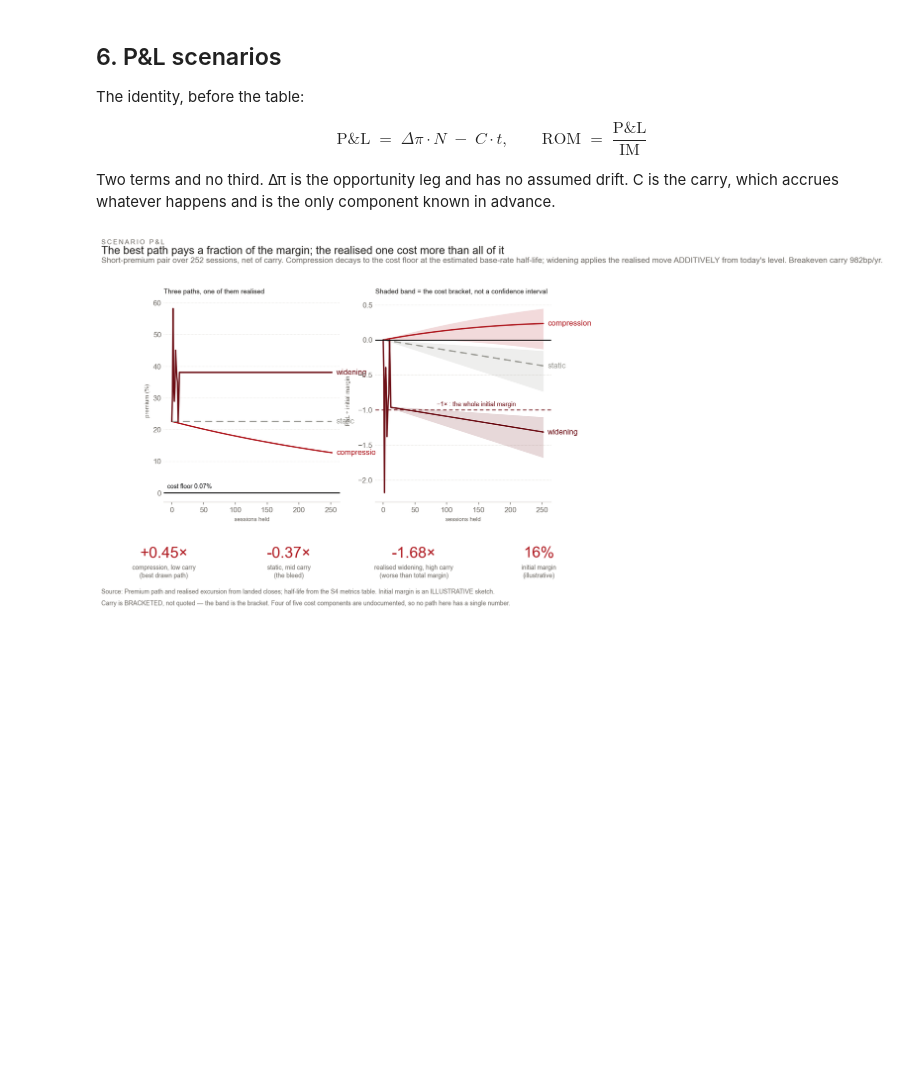
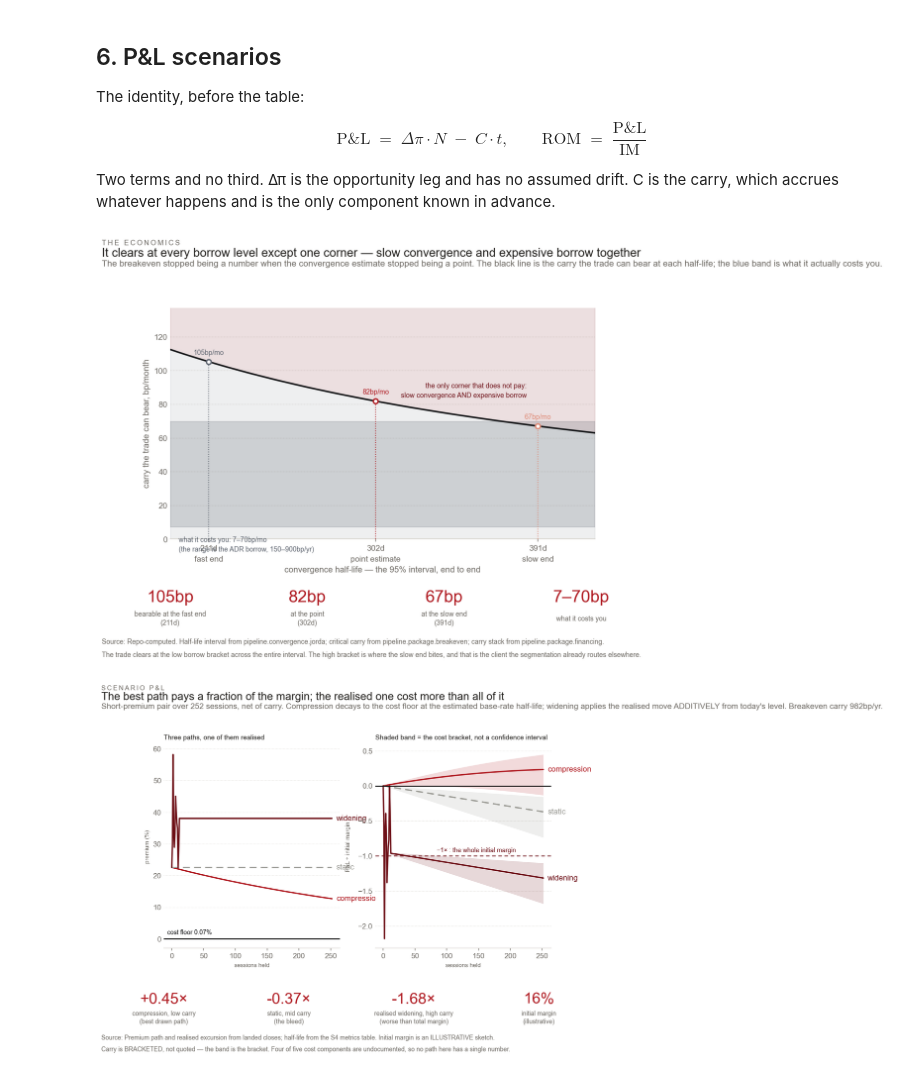
Before and after one commit to ZinuoS/Charon, a Jupyter notebook: notebooks/11_pitch_book.ipynb, the cells around one changed output. Cells and saved outputs as stored; diff of their text form; code cells hidden in the pictures; blank space fills up the shorter version.

```diff
--- a/notebooks/11_pitch_book.ipynb
+++ b/notebooks/11_pitch_book.ipynb
@@ -391,6 +401,11 @@ $$\text{P\&L} \;=\; \Delta\pi \cdot N \;-\; C \cdot t, \qquad \text{ROM} \;=\; \
 
 Two terms and no third. Δπ is the opportunity leg and has no assumed drift. C is the carry,
 which accrues whatever happens and is the only component known in advance.
+# %%
+fig, _ = PANELS["S07a_breakeven"]()
+fig;
+# %% [output]
+[figure, added]
 # %%
 fig, _ = PANELS["P8_scenario_pnl"]()
 fig;
```
Also changed, not shown: parts of 2 cells of this notebook, 18 other files.
